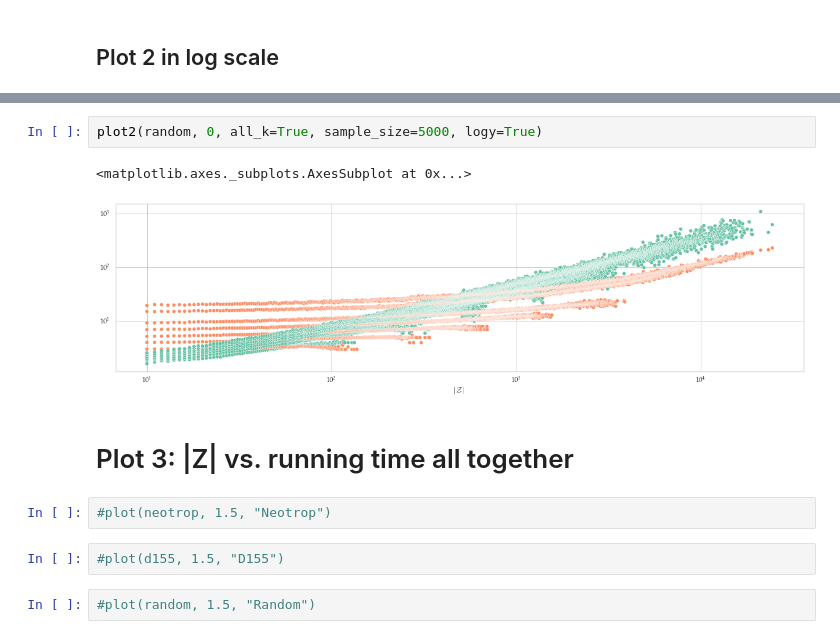
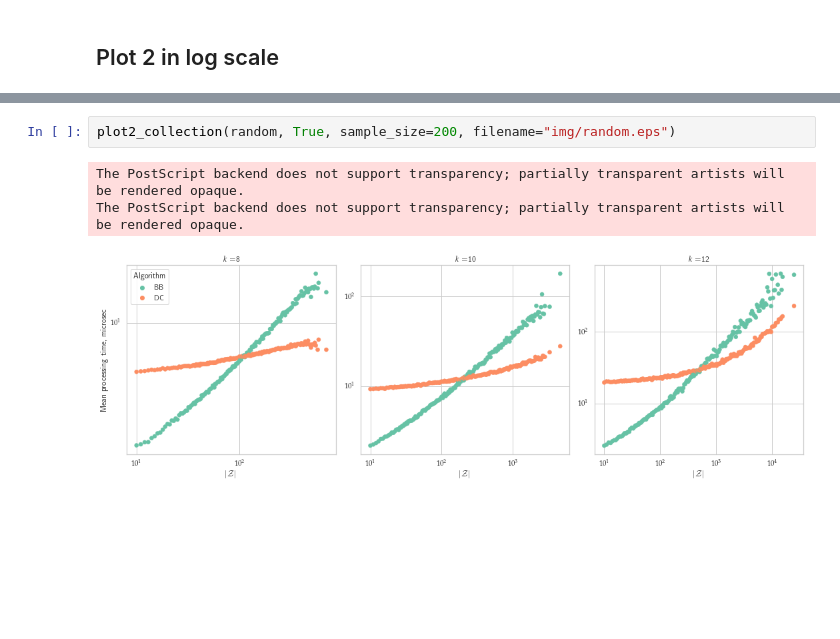
Before and after one commit to nromashchenko/pk-algs, a Jupyter notebook: plots_clean.ipynb, the cells around one changed output, grey strips where cells are left out. Cells and saved outputs as stored; diff of their text form; blank space fills up the shorter version.

```diff
--- a/plots_clean.ipynb
+++ b/plots_clean.ipynb
@@ -244,13 +243,6 @@ plot2(d155, 0, all_k=True, sample_size=5000, logy=True)
-# %%
-plot2(random, 0, all_k=True, sample_size=5000, logy=True)
-# %% [output]
-<matplotlib.axes._subplots.AxesSubplot at 0x...>
-[figure, removed]
-# %% [markdown]
-# Plot 3: |Z| vs. running time all together
-# %%
-#plot(neotrop, 1.5, "Neotrop")
-# %%
-#plot(d155, 1.5, "D155")
-# %%
-#plot(random, 1.5, "Random")
+# %%
+plot2_collection(random, True, sample_size=200, filename="img/random.eps")
+# %% [output]
+The PostScript backend does not support transparency; partially transparent artists will be rendered opaque.
+The PostScript backend does not support transparency; partially transparent artists will be rendered opaque.
+[figure, added]
```
Also changed, not shown: parts of 14 cells of this notebook, 9 other files.
